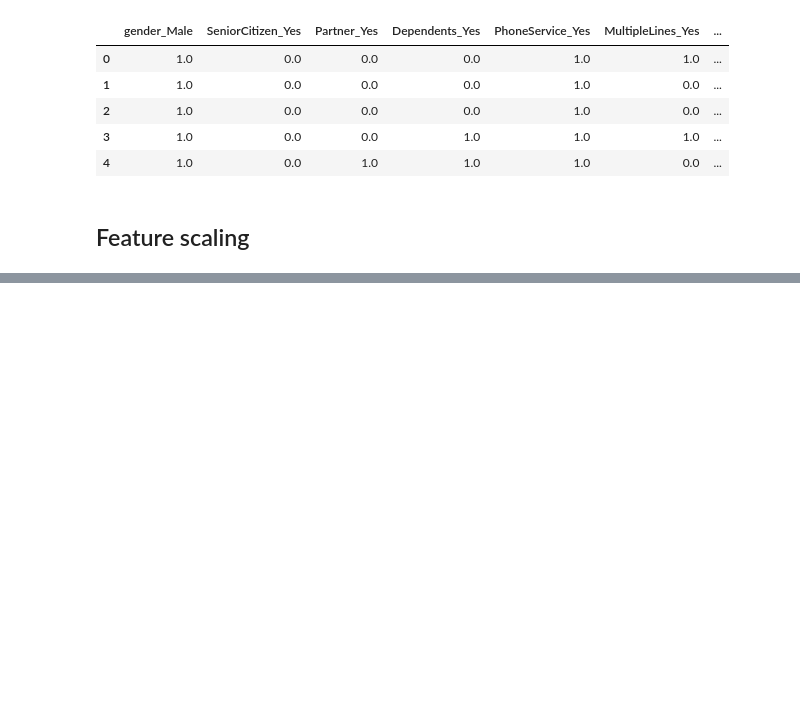
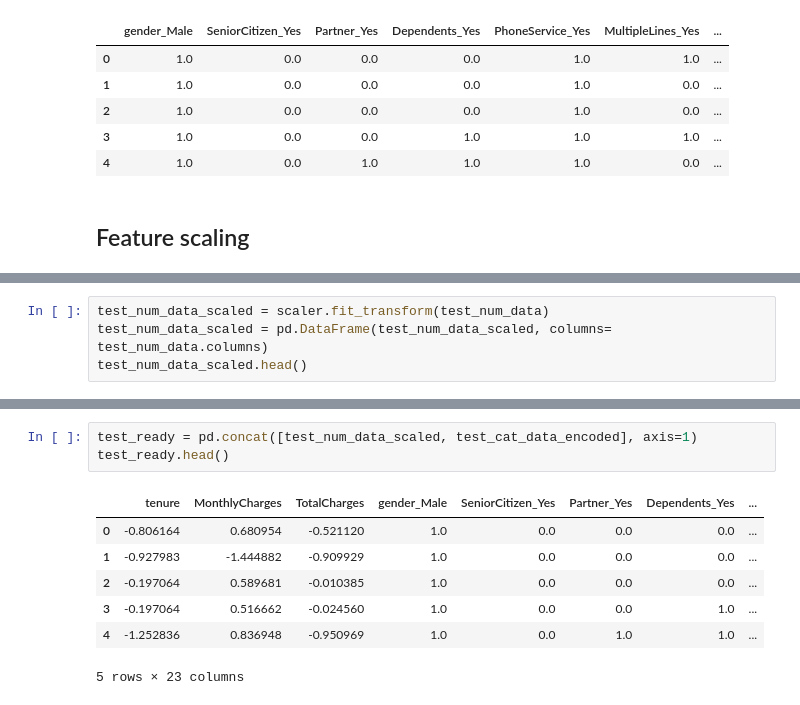
Before and after one commit to BrianBassey37/Project_Portfolio, a Jupyter notebook: Telco_churn/Telco_churn_notebook.ipynb, the cells around one changed output, grey strips where cells are left out. Drawn from its saved outputs; the diff is of its cells as text; blank space fills up the shorter version.

```diff
--- a/Telco_churn/Telco_churn_notebook.ipynb
+++ b/Telco_churn/Telco_churn_notebook.ipynb
@@ -909,0 +944,4 @@ test_cat_data_encoded.head()
+# %%
+test_num_data_scaled = scaler.fit_transform(test_num_data)
+test_num_data_scaled = pd.DataFrame(test_num_data_scaled, columns= test_num_data.columns)
+test_num_data_scaled.head()
@@ -909,0 +979,11 @@ test_cat_data_encoded.head()
+# %%
+test_ready = pd.concat([test_num_data_scaled, test_cat_data_encoded], axis=1)
+test_ready.head()
+# %% [output]
+|  | tenure | MonthlyCharges | TotalCharges | gender_Male | SeniorCitizen_Yes | Partner_Yes | Dependents_Yes | ... |
+| 0 | -0.806164 | 0.680954 | -0.521120 | 1.0 | 0.0 | 0.0 | 0.0 | ... |
+| 1 | -0.927983 | -1.444882 | -0.909929 | 1.0 | 0.0 | 0.0 | 0.0 | ... |
+| 2 | -0.197064 | 0.589681 | -0.010385 | 1.0 | 0.0 | 0.0 | 0.0 | ... |
+| 3 | -0.197064 | 0.516662 | -0.024560 | 1.0 | 0.0 | 0.0 | 1.0 | ... |
+| 4 | -1.252836 | 0.836948 | -0.950969 | 1.0 | 0.0 | 1.0 | 1.0 | ... |
+5 rows × 23 columns
```
Also changed, not shown: parts of 16 cells of this notebook.
